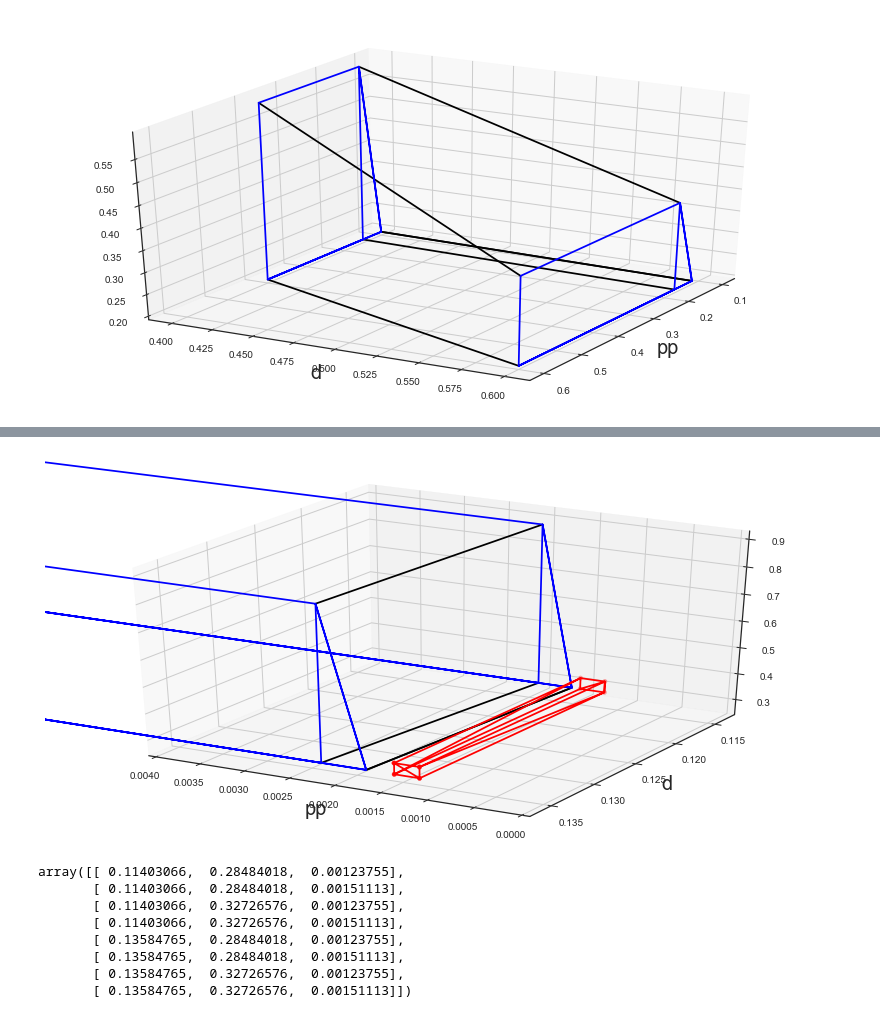
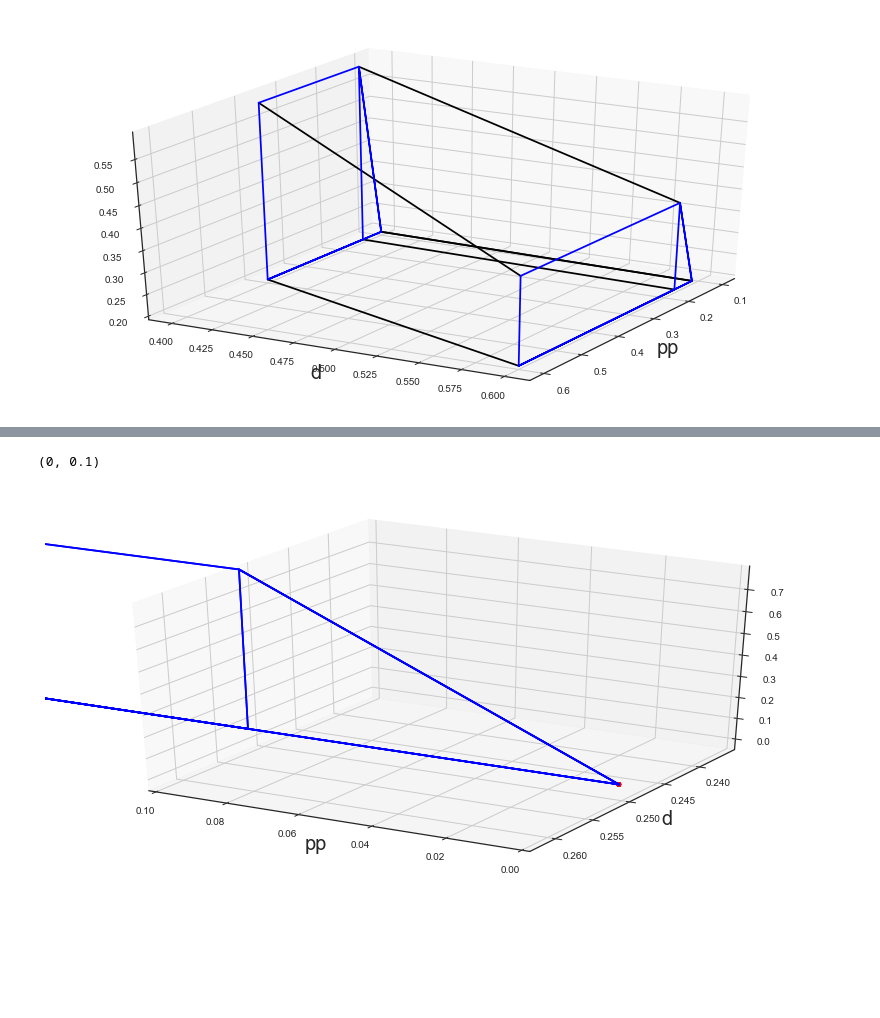
Before and after one commit to sylvaingchassang/missing_bids, a Jupyter notebook: example_tsuchiura.ipynb, the cells around one changed output, grey strips where cells are left out. Drawn from its saved outputs; the diff is of its cells as text; code cells hidden in the pictures; blank space fills up the shorter version.

```diff
--- a/example_tsuchiura.ipynb
+++ b/example_tsuchiura.ipynb
@@ -44,13 +42,8 @@ This should be equivalent to the case where there are no information constraints
 # %% [markdown]
 ## Test: inference from upper and lower deviations as $m$ varies -- i.i.d. case
 # %%
-# for m in np.linspace(.1, 1, .05):
-tsuchiura_data = auction_data.AuctionData('tests/reference_data/tsuchiura_data.csv')
-
-ic_solver = ic_sets.ICSets(rho_p=.001, rho_m=.001, auction_data=tsuchiura_data,
+ic_solver = ic_sets.ICSets(rho_p=.001, rho_m=.005, auction_data=tsuchiura_data,
                            k=0, t=.0, m=.5)
-
-ic_solver.set_tolerance_parameters(m=.5)
 
 steps = np.linspace(0, 1, 5)
 list_p_c = list(itertools.product(steps, repeat=4))
@@ -65,3 +58,4 @@ for i, test_pc in enumerate(list_p_c):
     data.append([is_rationalizable, is_rationalizable_iid])
 
 df_match = pd.DataFrame(data=data, index=index, columns=['iid', 'general'])
+np.mean(df_match['iid'] == df_match['general'])
@@ -150,18 +110,7 @@ ic_solver.plot_box(b)
 # %%
-ic_set.is_rationalizable(p_c, 'plot')
-plt.xlim(0, .004)
-plt.show()
+p_c = (1, 1, 1, 1)
+ic_solver.is_rationalizable(p_c, 'plot')
+plt.xlim(0, .1)
 # %% [output]
+(0, 0.1)
-[figure, old version]
+[figure, new version]
-# %%
-reload(ic_sets)
-ic_set.get_box_extreme_points(ic_set.compute_set_b(p_c))
-# %% [output]
-array([[ 0.11403066,  0.28484018,  0.00123755],
-       [ 0.11403066,  0.28484018,  0.00151113],
-       [ 0.11403066,  0.32726576,  0.00123755],
-       [ 0.11403066,  0.32726576,  0.00151113],
-       [ 0.13584765,  0.28484018,  0.00123755],
-       [ 0.13584765,  0.28484018,  0.00151113],
-       [ 0.13584765,  0.32726576,  0.00123755],
-       [ 0.13584765,  0.32726576,  0.00151113]])
```
Also changed, not shown: parts of 16 cells of this notebook, 2 other files.
